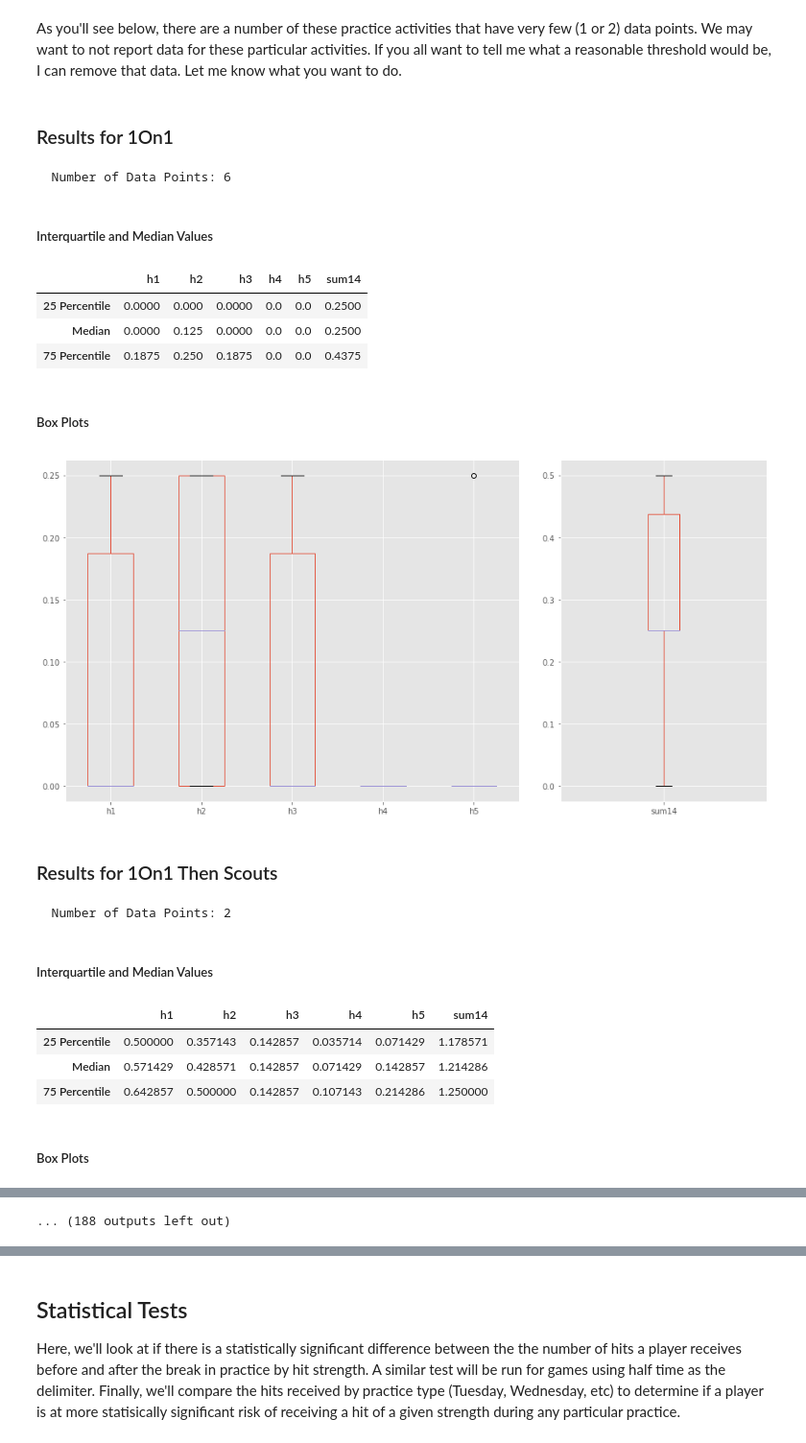
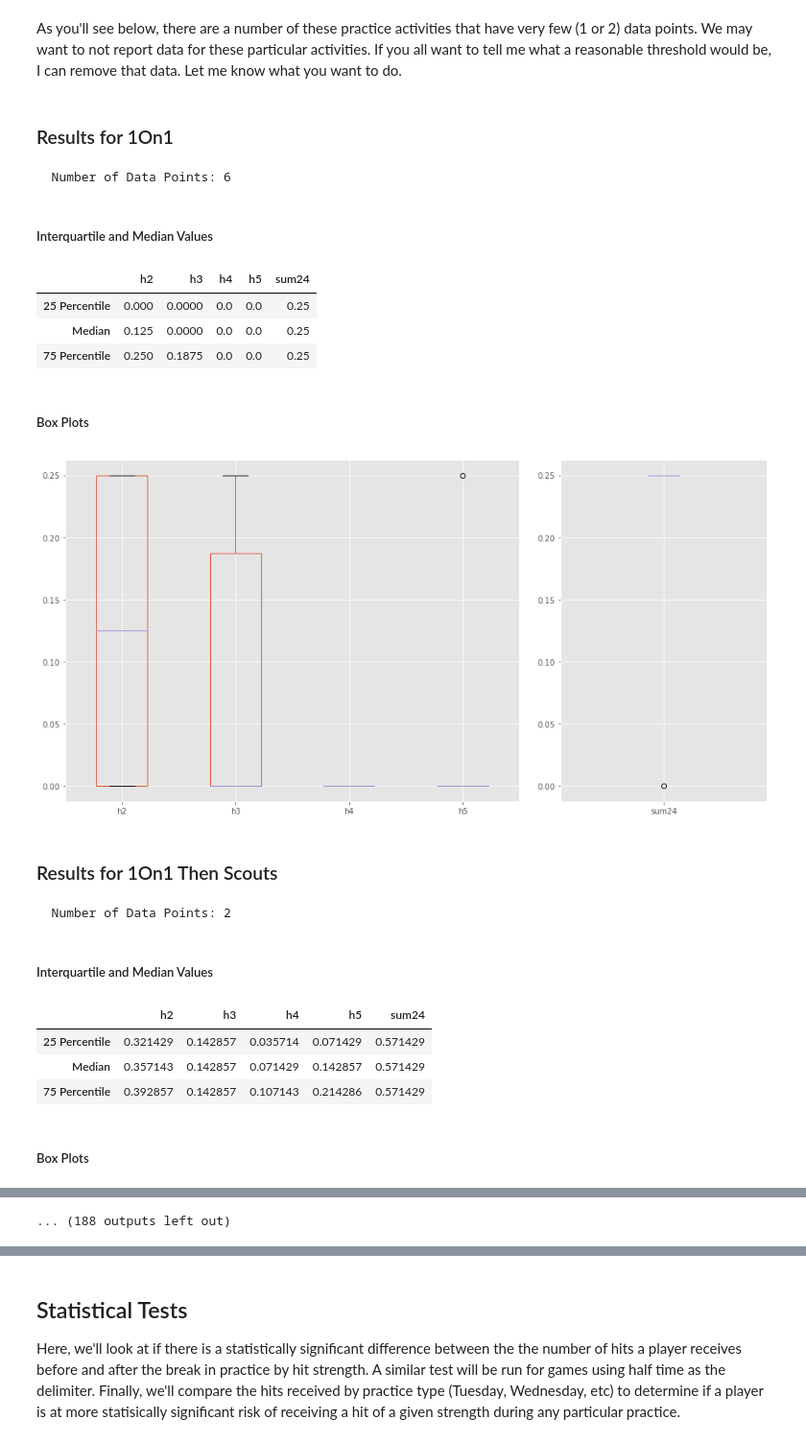
Before and after one commit to smhilde/ut_hits, a Jupyter notebook: ACC Aim 1 Description of Hit Exposure.ipynb, the cells around one changed output, grey strips where cells are left out. Shown at 96% size. Drawn from its saved outputs; the diff is of its cells as text; code cells hidden in the pictures.

Commit message:
Reworked compiling data. Adds inferential stats.

```diff
--- a/ACC Aim 1 Description of Hit Exposure.ipynb
+++ b/ACC Aim 1 Description of Hit Exposure.ipynb
@@ -52,18 +61,11 @@ Since many of the questions only ask for answers for "bin 5" hits and "the sum o
 # %%
-df_per_position['sum14'] = (df_per_position.h1
-                            + df_per_position.h2
+df_per_position['sum24'] = (df_per_position.h2
                             + df_per_position.h3
                             + df_per_position.h4)
 
-df_per_activity['sum14'] = (df_per_activity.h1
-                           + df_per_activity.h2
-                           + df_per_activity.h3
-                           + df_per_activity.h4)
-
-df_per_time['sum14'] = (df_per_time.h1
-                        + df_per_time.h2
-                        + df_per_time.h3
-                        + df_per_time.h4)
+df_per_activity['sum24'] = (df_per_activity.h2
+                            + df_per_activity.h3
+                            + df_per_activity.h4)
 # %% [markdown]
 ### Question 1: What is the exposure to hits based on player position over all games?
 # %% [markdown]
@@ -110,11 +113,12 @@ avg_hits.groupby('player').aggregate(np.median)
 # %% [markdown]
 Here, we're presenting the interquartile and median values as well as box plots for all of the bins plus the sum of bins 1-4. The sum of bins 1-4 has been put on a separate subplot as to not overly compress the individual bin data, but please note the changes in y-axis values.
 # %%
-grps = (games.groupby(['event', 'player'], as_index=False)[['h1', 'h2', 'h3', 'h4', 'h5', 'sum14']]
+grps = (games.groupby(['event', 'player'], as_index=False)[['h2', 'h3', 'h4', 'h5', 'sum24']]
              .sum()
              .groupby('player'))
 for name, grp in grps:
     printmd('### Results for {}'.format(name.title()))
+    print('  Number of Data Points: {}'.format(grp.shape[0]))
     # Give the median and interquartile ranges
     printmd('##### Interquartile and Median Values')
     dat = grp.quantile([0.25, 0.50, 0.75])
@@ -123,9 +127,9 @@ for name, grp in grps:
     printmd('##### Box Plots')
     fig = plt.figure(figsize=(16, 8))
     plt.subplot2grid((1,3), (0,0), colspan=2)
-    grp[['h1', 'h2', 'h3', 'h4', 'h5']].boxplot()
+    grp[['h2', 'h3', 'h4', 'h5']].boxplot()
     plt.subplot2grid((1,3), (0,2))
-    grp[['sum14']].boxplot()
+    grp[['sum24']].boxplot()
     plt.show()
 # %% [output]
 ### Results for Cornerback
@@ -173,9 +177,10 @@ practices = df_per_position[df_per_position.type != 'game']
 # %%
-grps = (practices.groupby(['event', 'player'], as_index=False)[['h1', 'h2', 'h3', 'h4', 'h5', 'sum14']]
+grps = (practices.groupby(['event', 'player'], as_index=False)[['h2', 'h3', 'h4', 'h5', 'sum24']]
                  .sum()
                  .groupby('player'))
 for name, grp in grps:
     printmd('### Results for {}'.format(name.title()))
+    print('  Number of Data Points: {}'.format(grp.shape[0]))
     # Give the median and interquartile ranges
     printmd('##### Interquartile and Median Values')
     dat = grp.quantile([0.25, 0.50, 0.75])
@@ -184,9 +189,9 @@ for name, grp in grps:
     printmd('##### Box Plots')
     fig = plt.figure(figsize=(16, 8))
     plt.subplot2grid((1,3), (0,0), colspan=2)
-    grp[['h1', 'h2', 'h3', 'h4', 'h5']].boxplot()
+    grp[['h2', 'h3', 'h4', 'h5']].boxplot()
     plt.subplot2grid((1,3), (0,2))
-    grp[['sum14']].boxplot()
+    grp[['sum24']].boxplot()
     plt.show()
 # %% [output]
 ### Results for Cornerback
@@ -253,7 +258,7 @@ hits_by_type.groupby(['player', 'type']).aggregate(np.median)
 Note that the safety position does not have data for the wed/thurs practice type. This occurs because by this time no safeties (with instrumented helmets) were practicing.
 # %%
 grps = (practices
-         .groupby(['event', 'type', 'player'], as_index=False)[['h1', 'h2', 'h3', 'h4', 'h5', 'sum14']]
+         .groupby(['event', 'type', 'player'], as_index=False)[['h2', 'h3', 'h4', 'h5', 'sum24']]
          .sum()
          .groupby(['player']))
 
@@ -270,9 +275,9 @@ for name, grp in grps:
         printmd('##### Box Plots')
         fig = plt.figure(figsize=(16, 8))
         plt.subplot2grid((1,3), (0,0), colspan=2)
-        g[['h1', 'h2', 'h3', 'h4', 'h5']].boxplot()
+        g[['h2', 'h3', 'h4', 'h5']].boxplot()
         plt.subplot2grid((1,3), (0,2))
-        g[['sum14']].boxplot()
+        g[['sum24']].boxplot()
         plt.show()
 # %% [output]
 ### Results for Cornerback, Practice Type: Camp
@@ -327,40 +334,42 @@ This question is similar to question 3, only this time looking for exposure base
 As you'll see below, there are a number of these practice activities that have very few (1 or 2) data points. We may want to not report data for these particular activities. If you all want to tell me what a reasonable threshold would be, I can remove that data. Let me know what you want to do.
 # %%
 grps = (df_per_activity[df_per_activity.type != 'game']
-          .groupby(['event', 'activity'], as_index=False)[['h1', 'h2', 'h3', 'h4', 'h5', 'sum14']]
+          .drop(df_per_activity['2017-08-29'].index)
+          .drop(df_per_activity['2017-10-04'].index)
+          .groupby(['event', 'activity'], as_index=False)[['h2', 'h3', 'h4', 'h5', 'sum24']]
           .sum()
           .groupby(['activity']))
 for name, grp in grps:
     printmd('### Results for {}'.format(name.title()))
     #display(grp)
     print('  Number of Data Points: {}'.format(grp.shape[0]))
     # Give the median and interquartile ranges
     printmd('##### Interquartile and Median Values')
     dat = grp.quantile([0.25, 0.50, 0.75])
     dat.index = pd.Index(['25 Percentile', 'Median', '75 Percentile'])
     display(dat)
     printmd('##### Box Plots')
     fig = plt.figure(figsize=(16, 8))
     plt.subplot2grid((1,3), (0,0), colspan=2)
-    grp[['h1', 'h2', 'h3', 'h4', 'h5']].boxplot()
+    grp[['h2', 'h3', 'h4', 'h5']].boxplot()
     plt.subplot2grid((1,3), (0,2))
-    grp[['sum14']].boxplot()
+    grp[['sum24']].boxplot()
     plt.show()
 # %% [output]
 ### Results for 1On1
   Number of Data Points: 6
 ##### Interquartile and Median Values
-|  | h1 | h2 | h3 | h4 | h5 | sum14 |
-| 25 Percentile | 0.0000 | 0.000 | 0.0000 | 0.0 | 0.0 | 0.2500 |
-| Median | 0.0000 | 0.125 | 0.0000 | 0.0 | 0.0 | 0.2500 |
-| 75 Percentile | 0.1875 | 0.250 | 0.1875 | 0.0 | 0.0 | 0.4375 |
+|  | h2 | h3 | h4 | h5 | sum24 |
+| 25 Percentile | 0.000 | 0.0000 | 0.0 | 0.0 | 0.25 |
+| Median | 0.125 | 0.0000 | 0.0 | 0.0 | 0.25 |
+| 75 Percentile | 0.250 | 0.1875 | 0.0 | 0.0 | 0.25 |
 ##### Box Plots
-[figure, old version]
+[figure, new version]
 ### Results for 1On1 Then Scouts
   Number of Data Points: 2
 ##### Interquartile and Median Values
-|  | h1 | h2 | h3 | h4 | h5 | sum14 |
-| 25 Percentile | 0.500000 | 0.357143 | 0.142857 | 0.035714 | 0.071429 | 1.178571 |
-| Median | 0.571429 | 0.428571 | 0.142857 | 0.071429 | 0.142857 | 1.214286 |
-| 75 Percentile | 0.642857 | 0.500000 | 0.142857 | 0.107143 | 0.214286 | 1.250000 |
+|  | h2 | h3 | h4 | h5 | sum24 |
+| 25 Percentile | 0.321429 | 0.142857 | 0.035714 | 0.071429 | 0.571429 |
+| Median | 0.357143 | 0.142857 | 0.071429 | 0.142857 | 0.571429 |
+| 75 Percentile | 0.392857 | 0.142857 | 0.107143 | 0.214286 | 0.571429 |
 ##### Box Plots
```
Also changed, not shown: parts of 47 cells of this notebook, 18 other files.
